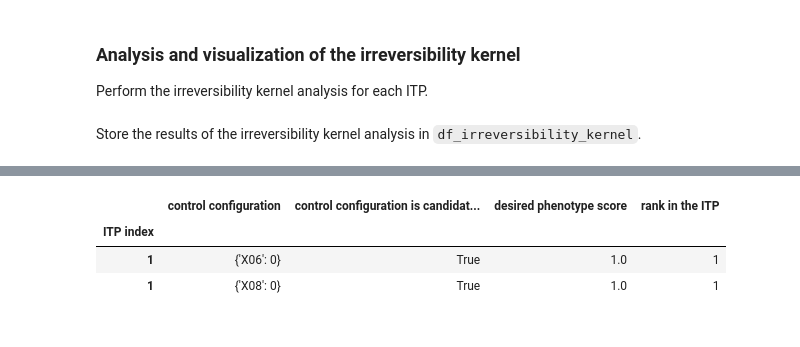
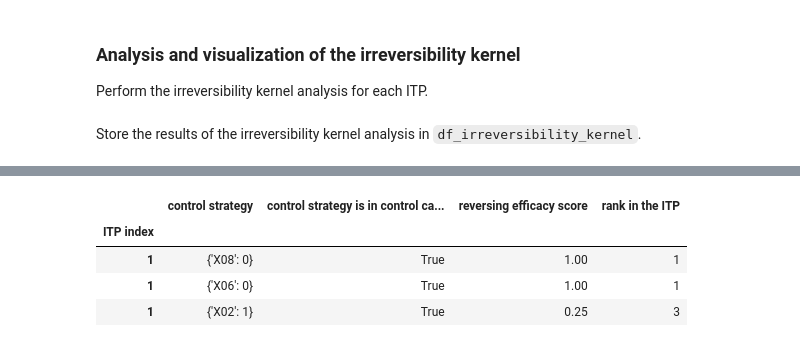
Before and after one commit to yena2bell/ROOT, a Jupyter notebook: ROOT_application_examples/toy model/ROOT_application_to_toy_model.ipynb, the cells around one changed output, grey strips where cells are left out. Drawn from its saved outputs; the diff is of its cells as text; code cells hidden in the pictures.

```diff
--- a/ROOT_application_examples/toy model/ROOT_application_to_toy_model.ipynb
+++ b/ROOT_application_examples/toy model/ROOT_application_to_toy_model.ipynb
@@ -264,8 +267,8 @@ for ITP_index in ITP_indices_to_analyze:
 Store the results of the irreversibility kernel analysis in `df_irreversibility_kernel`.
 # %%
 ITP_indices = []
-irreversibilty_motifs = []
-coherency_conditions = []
+column_for_irreversibilty_motifs = []
+column_for_coherency_conditions = []
 
 for ITP_index in ITP_indices_to_analyze:
     ITP_object = ITP_index_map[ITP_index]
@@ -273,11 +276,11 @@ for ITP_index in ITP_indices_to_analyze:
         corresponding_coherency_condition = ITP_object.coherency_conditions[i]
 
         ITP_indices.append(ITP_index)
-        irreversibilty_motifs.append(irreversibility_motif)
-        coherency_conditions.append(corresponding_coherency_condition)
+        column_for_irreversibilty_motifs.append(irreversibility_motif)
+        column_for_coherency_conditions.append(corresponding_coherency_condition)
 
-df_irreversibility_kernel = pd.DataFrame({"irreversibility motif":irreversibilty_motifs,
-                                           "coherency condition":coherency_conditions},
+df_irreversibility_kernel = pd.DataFrame({"irreversibility motif":column_for_irreversibilty_motifs,
+                                           "coherency condition":column_for_coherency_conditions},
                                           index=ITP_indices)
 df_irreversibility_kernel.index.name = 'ITP index'
 # %% [markdown]
@@ -403,14 +400,14 @@ num_of_control_targets = 1
 # %%
 import pandas as pd
 
-ITPindex_controlconfigurations_map = {}
+ITPindex_controlcandidate_map = {}
 ITP_indices = []
 control_candidates_for_each_ITP_index = []
 
 for ITP_index in ITP_indices_to_analyze:
     ITP_object = ITP_index_map[ITP_index]
-    control_candidates_for_the_ITP = ITP_object.get_control_configurations_having_n_control_targets(num_of_control_targets)
-    ITPindex_controlconfigurations_map[ITP_index] = control_candidates_for_the_ITP
+    control_candidates_for_the_ITP = ITP_object.get_control_strategiess_having_n_control_targets(num_of_control_targets)
+    ITPindex_controlcandidate_map[ITP_index] = control_candidates_for_the_ITP
     for control_candidate_for_the_ITP in control_candidates_for_the_ITP:
         ITP_indices.append(ITP_index)
         control_candidates_for_each_ITP_index.append(control_candidate_for_the_ITP)
@@ -584,5 +728,5 @@ The following cell shows a table that lists each previously identified control c
 # %%
-def compute_competition_ranks(values):
+def compute_ranks(values):
     indexed = list(enumerate(values))
     sorted_indexed = sorted(indexed, key=lambda x: -x[1])
 
@@ -595,48 +739,48 @@ def compute_competition_ranks(values):
 
     return ranks
 
-control_configurations_for_all_analyzed_ITPs = []
-for control_configurations in ITPindex_controlconfigurations_map.values():
-    for control_configuration in control_configurations:
-        if control_configuration not in control_configurations_for_all_analyzed_ITPs:
-            control_configurations_for_all_analyzed_ITPs.append(control_configuration)
+control_strategies_for_all_analyzed_ITPs = []
+for control_strategies in ITPindex_controlcandidate_map.values():
+    for control_strategy in control_strategies:
+        if control_strategy not in control_strategies_for_all_analyzed_ITPs:
+            control_strategies_for_all_analyzed_ITPs.append(control_strategy)
 
 index_of_df = []
-control_configurations_in_df = []
-control_configuration_is_for_the_ITP = []
-desired_phenotype_score_in_df = []
+control_strategies_in_df = []
+control_strategy_is_in_control_candidates_for_the_ITP = []
+reversing_efficacy_score_in_df = []
 ranks_in_the_ITP = []
 
-for ITP_index, control_configurations_for_the_ITP in ITPindex_controlconfigurations_map.items():
+for ITP_index, control_candidates_for_the_ITP in ITPindex_controlcandidate_map.items():
     ITP_object = ITP_index_map[ITP_index]
-    desired_phenotype_score_for_each_ITP = []
-    for control_configuration in control_configurations_for_all_analyzed_ITPs:
+    reversing_efficacy_scores_for_each_ITP = []
+    for control_strategy in control_strategies_for_all_analyzed_ITPs:
         index_of_df.append(ITP_index)
-        control_configurations_in_df.append(control_configuration)
-        if control_configuration in control_configurations_for_the_ITP:
-            control_configuration_is_for_the_ITP.append(True)
+        control_strategies_in_df.append(control_strategy)
+        if control_strategy in control_candidates_for_the_ITP:
+            control_strategy_is_in_control_candidates_for_the_ITP.append(True)
         else:
-            control_configuration_is_for_the_ITP.append(False)
-        desired_phenotype_score_for_control_configuration = ITP_object.get_desired_phenotype_score_for_reversibility_inducing_control(control_configuration, phenotype_nodes)
-        desired_phenotype_score_for_each_ITP.append(desired_phenotype_score_for_control_configuration)
-    desired_phenotype_score_in_df.extend(desired_phenotype_score_for_each_ITP)
+            control_strategy_is_in_control_candidates_for_the_ITP.append(False)
+        reversing_efficacy_score_for_the_control_strategy = ITP_object.get_reversing_efficacy_score_of(control_strategy, phenotype_nodes)
+        reversing_efficacy_scores_for_each_ITP.append(reversing_efficacy_score_for_the_control_strategy)
+    reversing_efficacy_score_in_df.extend(reversing_efficacy_scores_for_each_ITP)
 
-    rank_for_each_ITP = compute_competition_ranks(desired_phenotype_score_for_each_ITP)
+    rank_for_each_ITP = compute_ranks(reversing_efficacy_scores_for_each_ITP)
     ranks_in_the_ITP.extend(rank_for_each_ITP)
 
-df_reversibility_inducing_control = pd.DataFrame({"control configuration":control_configurations_in_df,
-                                     "control configuration is candidate control for the ITP":control_configuration_is_for_the_ITP,
-                                       "desired phenotype score":desired_phenotype_score_in_df,
+df_reversing_control = pd.DataFrame({"control strategy":control_strategies_in_df,
+                                     "control strategy is in control candidates for the ITP":control_strategy_is_in_control_candidates_for_the_ITP,
+                                       "reversing efficacy score":reversing_efficacy_score_in_df,
                                        "rank in the ITP":ranks_in_the_ITP},
                                       index=index_of_df)
-df_reversibility_inducing_control.index.name = 'ITP index'
-df_reversibility_inducing_control = df_reversibility_inducing_control.sort_values(by=["ITP index","desired phenotype score", "rank in the ITP"],
-                                                                ascending=[True, False,True])
+df_reversing_control.index.name = 'ITP index'
+df_reversing_control = df_reversing_control.sort_values(by=["ITP index","reversing efficacy score", "rank in the ITP"],
+                                                        ascending=[True, False,True])
 
-print("control configurations and their desired phenotype score per ITP")
+print("control strategies and their reversing efficacy scores per ITP")
 pd.set_option('display.max_rows', None)
 pd.set_option('display.max_columns', None)
-display(df_reversibility_inducing_control)
+display(df_reversing_control)
 pd.reset_option('display.max_rows')
 pd.reset_option('display.max_columns')
 # %% [output]
@@ -644,5 +788,6 @@ control configurations and their desired phenotype score per ITP
-|  | control configuration | control configuration is candidat... | desired phenotype score | rank in the ITP |
+|  | control strategy | control strategy is in control ca... | reversing efficacy score | rank in the ITP |
 | ITP index |  |  |  |  |
-| 1 | {'X06': 0} | True | 1.0 | 1 |
-| 1 | {'X08': 0} | True | 1.0 | 1 |
+| 1 | {'X08': 0} | True | 1.00 | 1 |
+| 1 | {'X06': 0} | True | 1.00 | 1 |
+| 1 | {'X02': 1} | True | 0.25 | 3 |
 # %% [markdown]
```
Also changed, not shown: parts of 42 cells of this notebook.
